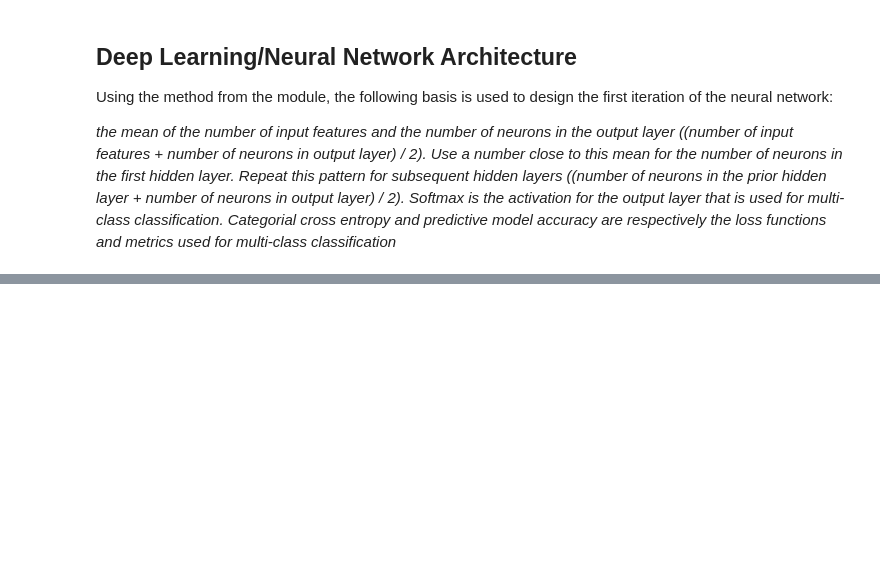
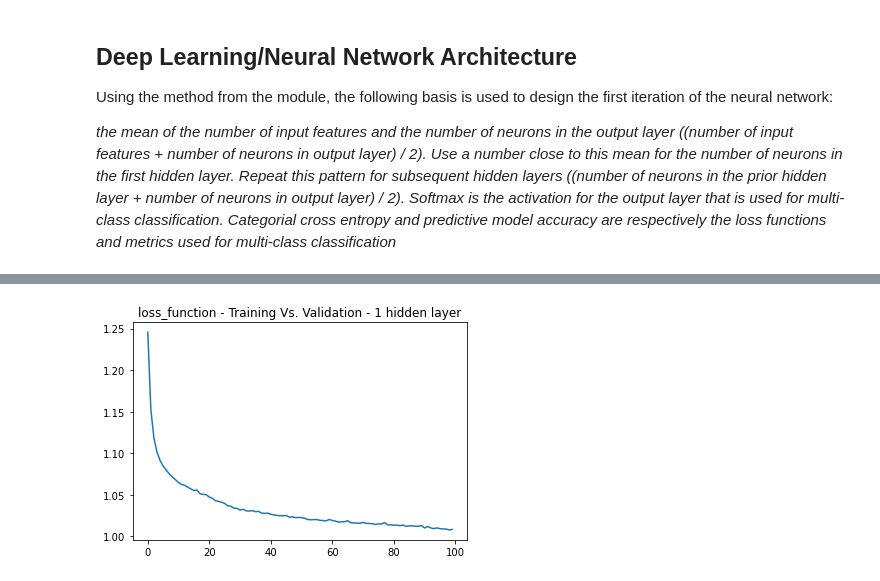
Before and after one commit to Rishi-Prasadha/MLB_ML_Pitching_Prediction, a Jupyter notebook: rishi/starter.ipynb, the cells around one changed output, grey strips where cells are left out. Drawn from its saved outputs; the diff is of its cells as text; code cells hidden in the pictures; blank space fills up the shorter version.

Commit message:
Fixed model, increased accuracy from 2% to 51%

```diff
--- a/rishi/starter.ipynb
+++ b/rishi/starter.ipynb
@@ -150,0 +119,23 @@ dtype: object
+# %%
+# Use get_dummies to encode categorical variables
+
+X = pd.get_dummies(X)
+
+#y = y.map({'CH': 1, 'CU': 2, 'FF': 3, 'SL': 4})
+
+encoder = LabelEncoder()
+encoder.fit(y)
+encoded_y = encoder.transform(y)
+# convert integers to dummy variables (i.e. one hot encoded)
+dummy_y = np_utils.to_categorical(encoded_y)
+
+print(dummy_y)
+
+display(X.head())
+display(y.head())
+
+
+# CH to 1
+# CU to 2
+# FF to 3
+# SL to 4
@@ -151,5 +164,5 @@ dtype: object
 # %%
-X_train, X_test, y_train, y_test = train_test_split(X, y, random_state=1)
+X_train, X_test, y_train, y_test = train_test_split(X, dummy_y, random_state=1)
 # %% [markdown]
 ## Deep Learning/Neural Network Architecture
 
@@ -168,12 +181,12 @@ To enable them in other operations, rebuild TensorFlow with the appropriate comp
 
 # Define the model - deep neural net
 number_input_features = len(X.columns)
-number_output = 1
+number_output = 4
 
 # Define hidden layers
 i = 0
 hidden_nodes_layer=(number_input_features+number_output)/2
-while hidden_nodes_layer > 1:
+while hidden_nodes_layer/2 > 4:
     if i == 0:
         nn_v0.add(Dense(units=round(hidden_nodes_layer), input_dim=number_input_features, activation='relu'))
         i+=1
@@ -213,5 +224,5 @@ None
 # %%
 # Fit the data to the model
 
-model_v0 = nn_v0.fit(X, y, epochs=500, verbose=0)
+model_v0 = nn_v0.fit(X_train, y_train, epochs=100)
 # %% [output]
@@ -223,8 +258,9 @@ Detected at node 'categorical_crossentropy/Cast' defined at (most recent call la
 # %%
 # Plot the loss over epochs
 
 plt.plot(model_v0.history["loss"])
-plt.plot(model_v0.history["val_loss"])
 plt.title("loss_function - Training Vs. Validation - 1 hidden layer")
-plt.legend(["train", "test"])
+#plt.legend(["train", "test"])
 plt.show()
+# %% [output]
+[figure, added]
```
Also changed, not shown: parts of 9 cells of this notebook.
